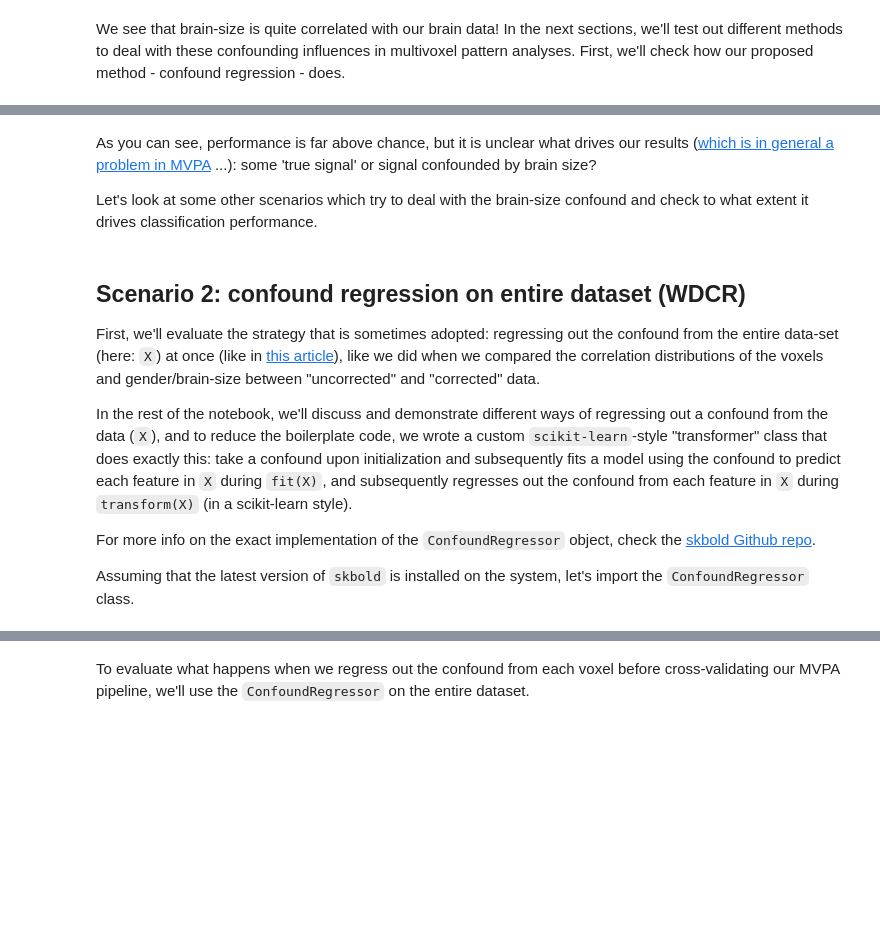
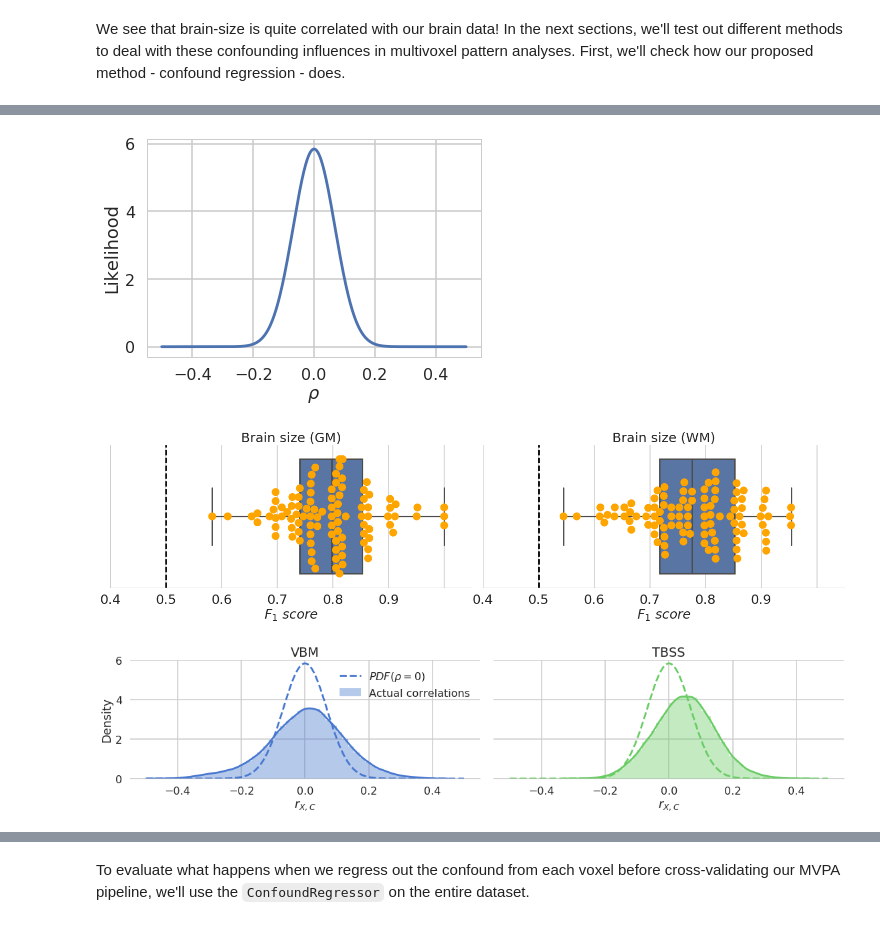
Before and after one commit to lukassnoek/MVCA, a Jupyter notebook: analyses/empirical_analysis_gender_classification.ipynb, the cells around one changed output, grey strips where cells are left out. Saved outputs shown, nothing was run; the diff lists cells and outputs as text; code cells hidden in the pictures; blank space fills up the shorter version.

```diff
--- a/analyses/empirical_analysis_gender_classification.ipynb
+++ b/analyses/empirical_analysis_gender_classification.ipynb
@@ -394,13 +325,52 @@ with sns.plotting_context(rc=rc):
-# %% [markdown]
-As you can see, performance is far above chance, but it is unclear what drives our results ([which is in general a problem in MVPA](http://www.sciencedirect.com/science/article/pii/S1364661315001692) ...): some 'true signal' or signal confounded by brain size?
-
-Let's look at some other scenarios which try to deal with the brain-size confound and check to what extent it drives classification performance.
-# %% [markdown]
-## Scenario 2: confound regression on entire dataset (WDCR)
-First, we'll evaluate the strategy that is sometimes adopted: regressing out the confound from the entire data-set (here: `X`) at once (like in [this article](http://www.sciencedirect.com/science/article/pii/S1053811913002887)), like we did when we compared the correlation distributions of the voxels and gender/brain-size between "uncorrected" and "corrected" data.
-
-In the rest of the notebook, we'll discuss and demonstrate different ways of regressing out a confound from the data (`X`), and to reduce the boilerplate code, we wrote a custom `scikit-learn`-style "transformer" class that does exactly this: take a confound upon initialization and subsequently fits a model using the confound to predict each feature in `X` during `fit(X)`, and subsequently regresses out the confound from each feature in `X` during `transform(X)` (in a scikit-learn style).
-
-For more info on the exact implementation of the `ConfoundRegressor` object, check the [skbold Github repo](https://github.com/lukassnoek/skbold/blob/master/skbold/preproc/confounds.py).
-
-Assuming that the latest version of `skbold` is installed on the system, let's import the `ConfoundRegressor` class.
+# %%
+from scipy.interpolate import interp1d
+from scipy.special import hyp2f1, beta, gamma, gammaln
+
+def rpdf(rho, n, rs):
+    """ rho = population correlation coefficient. If rho = 0, then this function simplifies to the above function """
+    lnum = np.log(n-2) + gammaln(n-1) + np.log((1-rho**2)**(.5*(n-1))) + np.log((1-rs**2)**(.5*(n-4)))
+    lden = np.log(np.sqrt(2*np.pi)) + gammaln(n-.5) + np.log((1-rho*rs)**(n-3/2))
+    fac = lnum - lden
+    hyp = hyp2f1(.5, .5, (2*n-1)/2, (rho*rs+1)/2)
+    return np.exp(fac) * hyp
+
+rs = np.arange(-.5, .5, .001)
+plt.plot(rs, rpdf(rho=0, n=217, rs=rs))
+#plt.xticks(np.arange(0, 2000, 200), np.round(rs[::200], 1))
+plt.xlabel(r'$\rho$')
+plt.ylabel('Likelihood')
+plt.show()
+# %% [output]
+[figure, added]
+# %%
+g = sns.FacetGrid(df_check, col='modality', legend_out=False, size=5, aspect=2)
+g = g.map(sns.boxplot, "scores")
+g = g.map(sns.swarmplot, "scores", size=15, color='orange')
+g = g.map(plt.axvline, x=0.5, c='black', ls='dashed')
+g.axes[0][0].set_title('Brain size (GM)', fontsize=25)
+g.axes[0][1].set_title('Brain size (WM)', fontsize=25)
+g.axes[0][0].set_xlabel(r'$F_{1}\ score$', fontsize=25)
+g.axes[0][1].set_xlabel(r'$F_{1}\ score$', fontsize=25)
+g.axes[0][1].set_xticklabels(np.round(np.arange(0.4, 1.0, 0.1), 1), fontsize=25)
+g.axes[0][0].set_xticklabels(np.round(np.arange(0.4, 1.0, 0.1), 1), fontsize=25)
+g.axes[0][0].set_xlim(.4, 1.05)
+g.axes[0][1].set_xlim(.4, 1.05)
+
+g = sns.FacetGrid(pd.DataFrame(corrs_Xc), col='modality', hue='modality', legend_out=True,
+                  size=4, aspect=2, palette=colors_modality)
+g = g.map(sns.distplot, "corrs", norm_hist=False)
+g.set(xlabel=r'$r_{X,C}$', title='')
+g.axes[0][0].set_title('VBM')
+g.axes[0][1].set_title('TBSS')
+g.axes[0][0].set_ylabel('Density')
+g.axes[0][0].plot(rs, rpdf(rho=0, n=217, rs=rs), ls='--', c=color_vbm)
+g.axes[0][1].plot(rs, rpdf(rho=0, n=217, rs=rs), ls='--', c=color_tbss)
+g.axes[0][1].set_ylim(0, 6)
+g.axes[0][0].legend([r'$PDF(\rho = 0)$', 'Actual correlations'])
+
+g.despine(left=True)
+plt.tight_layout()
+plt.show()
+# %% [output]
+[figure, added]
+[figure, added]
```
Also changed, not shown: parts of 159 cells of this notebook, 2 other files.
